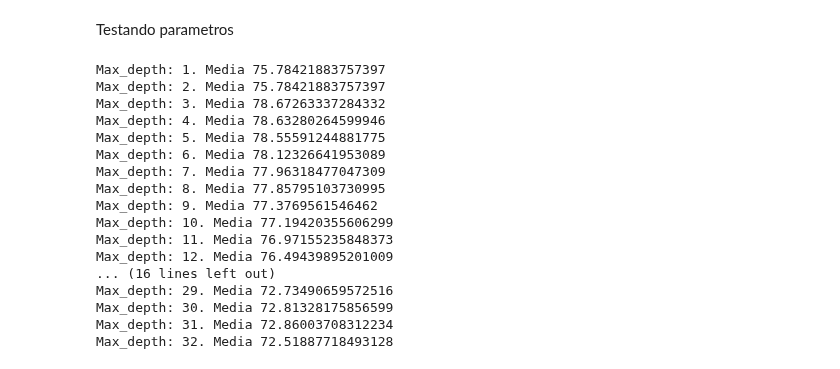
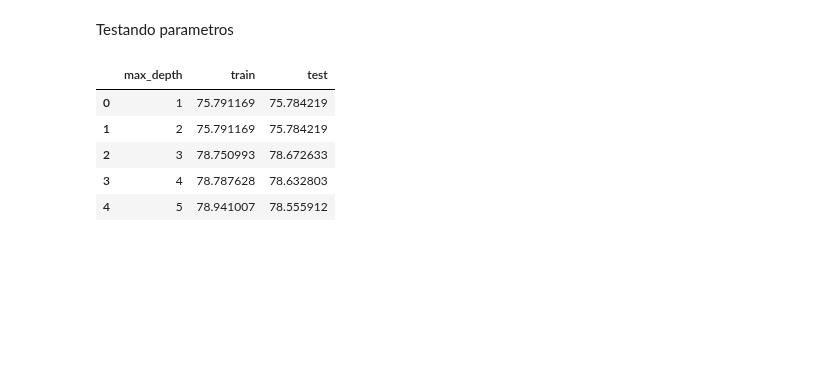
Before and after one commit to lsandrade/alura-ml, a Jupyter notebook: Otimização de modelos.ipynb, the cells around one changed output. Cells and saved outputs as stored; diff of their text form; code cells hidden in the pictures; blank space fills up the shorter version.

```diff
--- a/Otimização de modelos.ipynb
+++ b/Otimização de modelos.ipynb
@@ -221,21 +230,11 @@ def roda_arvode_de_decisao(max_depth):
-# %%
-for i in range(1, 33):
-    roda_arvode_de_decisao(i)
-# %% [output]
-Max_depth: 1. Media 75.78421883757397
-Max_depth: 2. Media 75.78421883757397
-Max_depth: 3. Media 78.67263337284332
-Max_depth: 4. Media 78.63280264599946
-Max_depth: 5. Media 78.55591244881775
-Max_depth: 6. Media 78.12326641953089
-Max_depth: 7. Media 77.96318477047309
-Max_depth: 8. Media 77.85795103730995
-Max_depth: 9. Media 77.3769561546462
-Max_depth: 10. Media 77.19420355606299
-Max_depth: 11. Media 76.97155235848373
-Max_depth: 12. Media 76.49439895201009
-... (16 lines left out)
-Max_depth: 29. Media 72.73490659572516
-Max_depth: 30. Media 72.81328175856599
-Max_depth: 31. Media 72.86003708312234
-Max_depth: 32. Media 72.51887718493128
+# %%
+resultados = [roda_arvode_de_decisao(i) for i in range(1, 33)]
+resultados = pd.DataFrame(resultados, columns=["max_depth", "train", "test"])
+resultados.head()
+# %% [output]
+|  | max_depth | train | test |
+| 0 | 1 | 75.791169 | 75.784219 |
+| 1 | 2 | 75.791169 | 75.784219 |
+| 2 | 3 | 78.750993 | 78.672633 |
+| 3 | 4 | 78.787628 | 78.632803 |
+| 4 | 5 | 78.941007 | 78.555912 |
```
Also changed, not shown: parts of 5 cells of this notebook.
